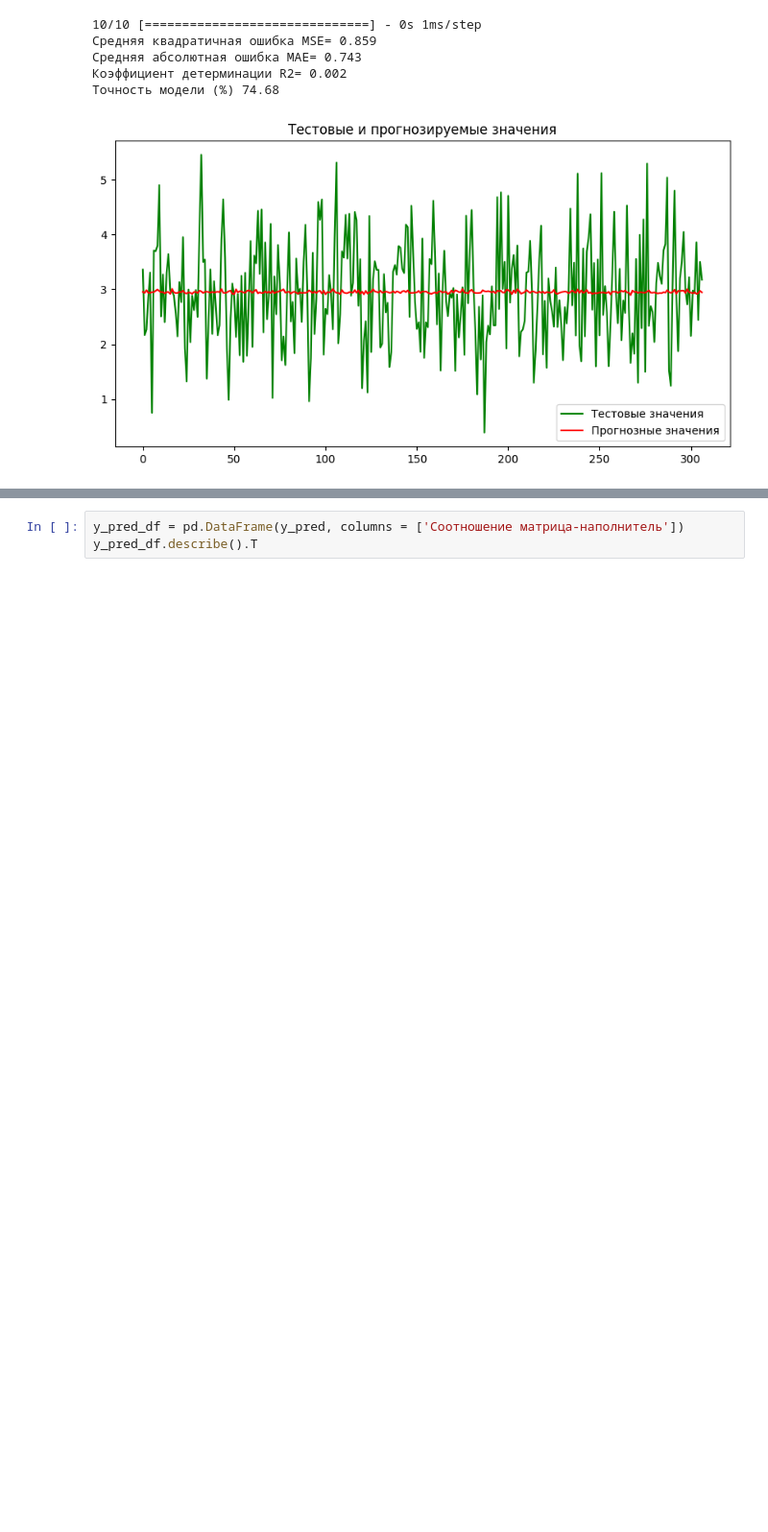
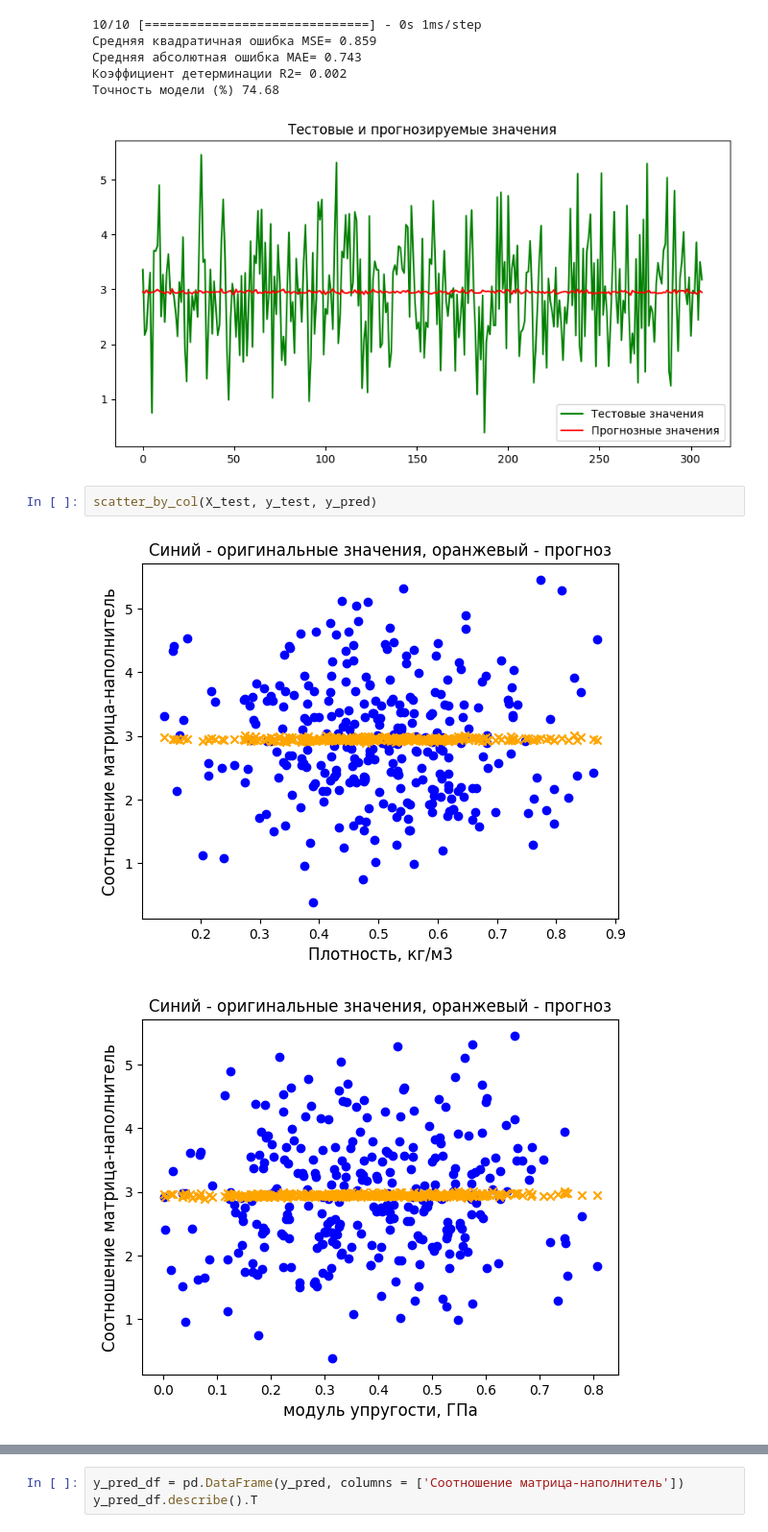
Before and after one commit to NatalyButakova/Data-Science-Graduate-Project, a Jupyter notebook: Butakova_BKP_part2.ipynb, the cells around one changed output, grey strips where cells are left out. Shown: that part at 96% size. Cells and saved outputs as stored; diff of their text form; blank space fills up the shorter version.

```diff
--- a/Butakova_BKP_part2.ipynb
+++ b/Butakova_BKP_part2.ipynb
@@ -215,3 +215,8 @@ plot_act_pred(y_test, y_pred)
 Коэффициент детерминации R2= 0.002
 Точность модели (%) 74.68
 [figure]
+# %%
+scatter_by_col(X_test, y_test, y_pred)
+# %% [output]
+[figure, added]
+[figure, added]
```
Also changed, not shown: parts of 3 cells of this notebook, 2 other files.
